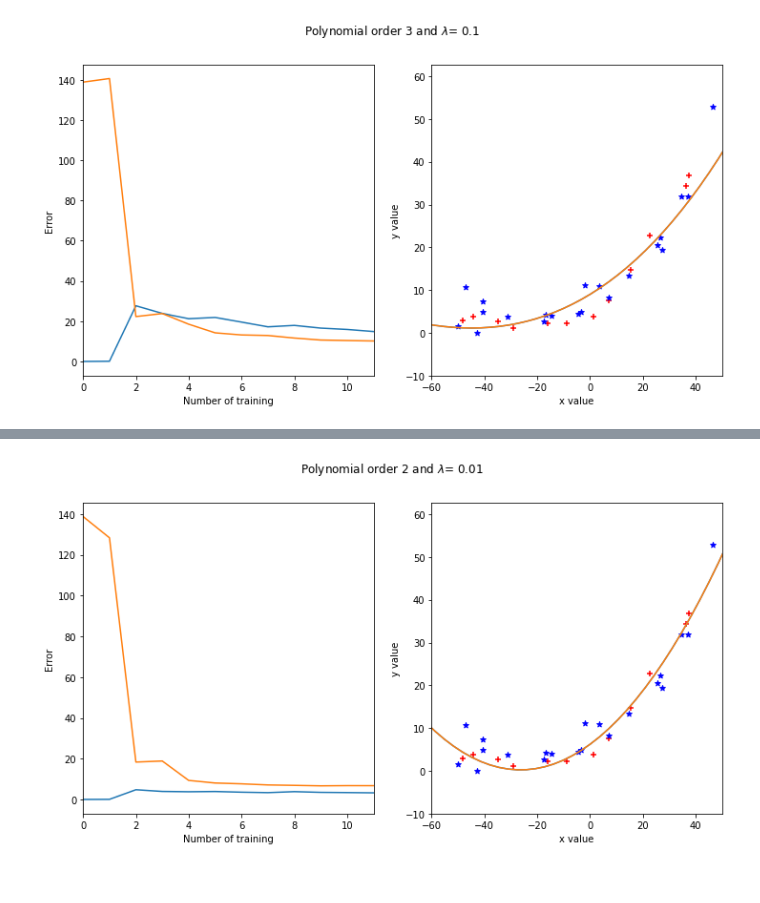
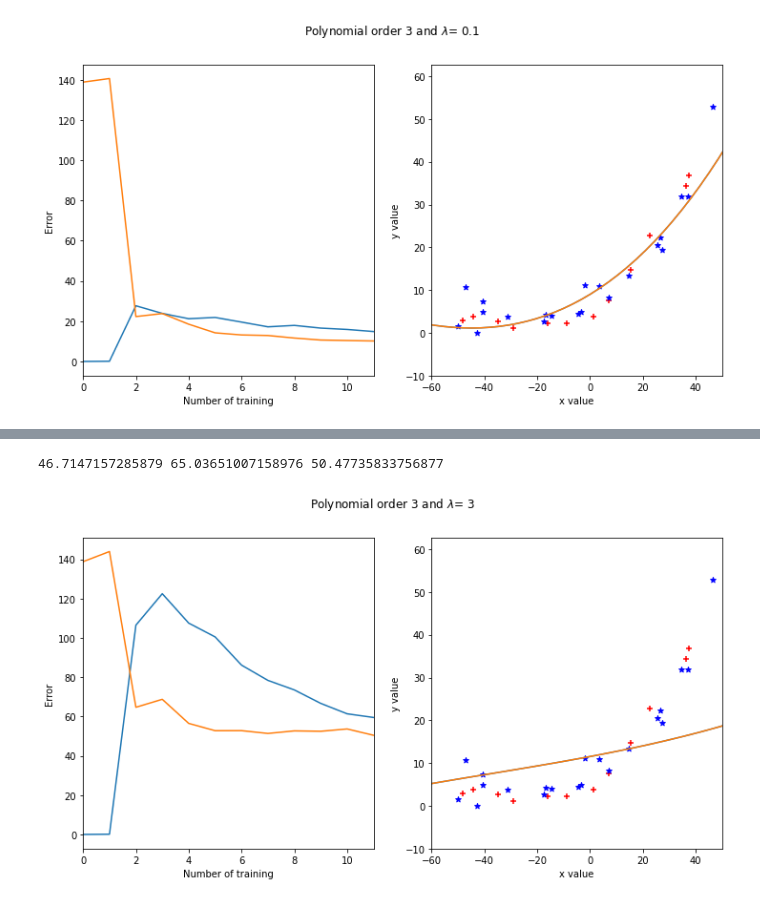
Before and after one commit to ChandraLiuswanto/MLE_test, a Jupyter notebook: Linear Regression Bias Variance/main.ipynb, the cells around one changed output, grey strips where cells are left out. Drawn from its saved outputs; the diff is of its cells as text; code cells hidden in the pictures.

```diff
--- a/Linear Regression Bias Variance/main.ipynb
+++ b/Linear Regression Bias Variance/main.ipynb
@@ -204,4 +205,9 @@ plotres(2,0)
-# %%
-plotres(2,0.01)
-# %% [output]
-[figure, removed]
+# %%
+theta_out = plotres(3,3)
+a1= J(theta_out,(X-sigma)/mu,y)
+a2= J(theta_out,(Xtest-sigma)/mu,ytest)
+a3= J(theta_out,(Xval-sigma)/mu,yval)
+print(a1,a2,a3)
+# %% [output]
+46.7147157285879 65.03651007158976 50.47735833756877
+[figure, added]
```
Also changed, not shown: parts of 8 cells of this notebook.
